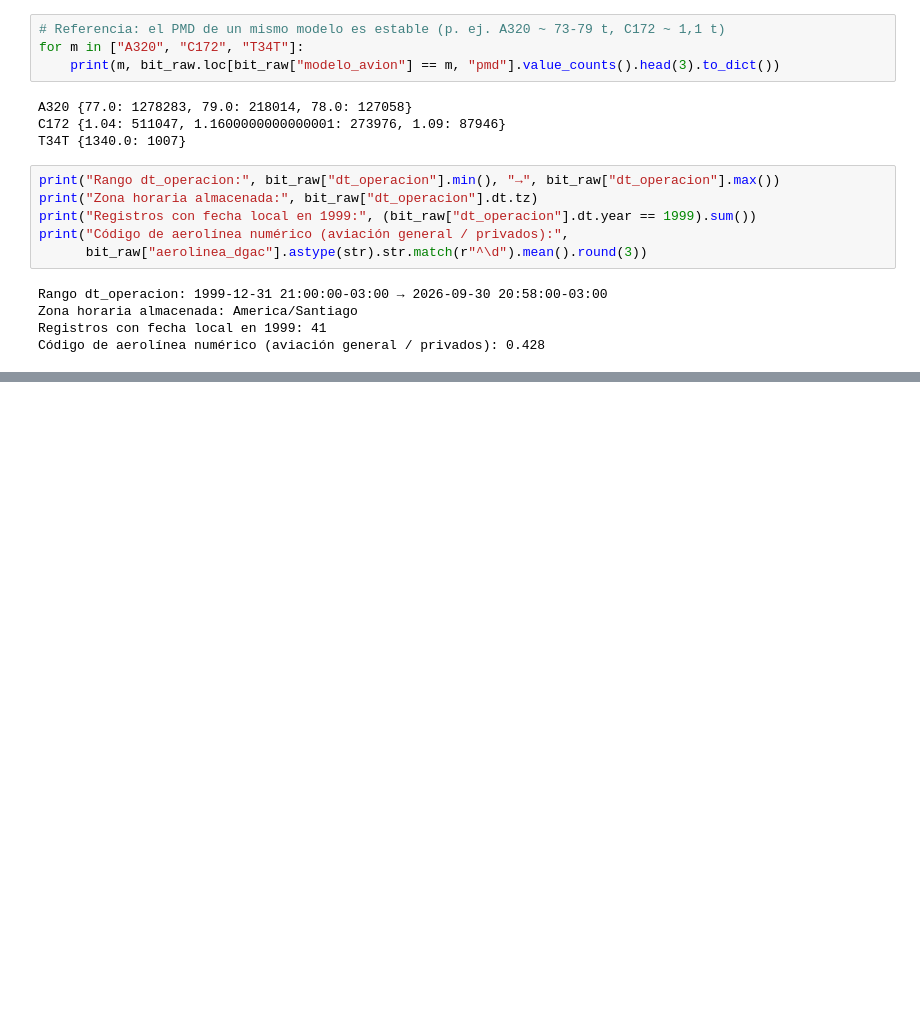
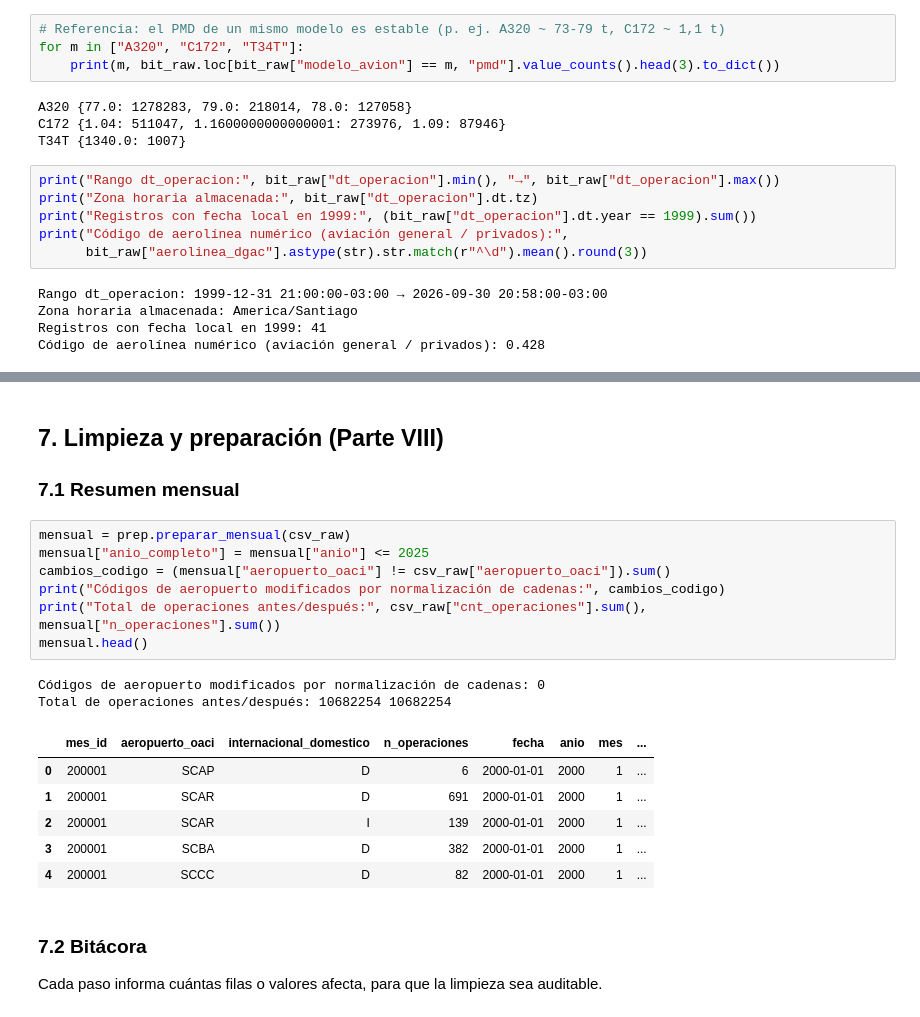
Before and after one commit to Felipepino1/visualizacion-transporte-zapata-urbina, a Jupyter notebook: notebooks/evaluacion02.ipynb, the cells around one changed output, grey strips where cells are left out. Cells and saved outputs as stored; diff of their text form; blank space fills up the shorter version.

```diff
--- a/notebooks/evaluacion02.ipynb
+++ b/notebooks/evaluacion02.ipynb
@@ -562,0 +582,24 @@ Código de aerolínea numérico (aviación general / privados): 0.428
+# %% [markdown]
+## 7. Limpieza y preparación (Parte VIII)
+
+### 7.1 Resumen mensual
+# %%
+mensual = prep.preparar_mensual(csv_raw)
+mensual["anio_completo"] = mensual["anio"] <= 2025
+cambios_codigo = (mensual["aeropuerto_oaci"] != csv_raw["aeropuerto_oaci"]).sum()
+print("Códigos de aeropuerto modificados por normalización de cadenas:", cambios_codigo)
+print("Total de operaciones antes/después:", csv_raw["cnt_operaciones"].sum(), mensual["n_operaciones"].sum())
+mensual.head()
+# %% [output]
+Códigos de aeropuerto modificados por normalización de cadenas: 0
+Total de operaciones antes/después: 10682254 10682254
+|  | mes_id | aeropuerto_oaci | internacional_domestico | n_operaciones | fecha | anio | mes | ... |
+| 0 | 200001 | SCAP | D | 6 | 2000-01-01 | 2000 | 1 | ... |
+| 1 | 200001 | SCAR | D | 691 | 2000-01-01 | 2000 | 1 | ... |
+| 2 | 200001 | SCAR | I | 139 | 2000-01-01 | 2000 | 1 | ... |
+| 3 | 200001 | SCBA | D | 382 | 2000-01-01 | 2000 | 1 | ... |
+| 4 | 200001 | SCCC | D | 82 | 2000-01-01 | 2000 | 1 | ... |
+# %% [markdown]
+### 7.2 Bitácora
+
+Cada paso informa cuántas filas o valores afecta, para que la limpieza sea auditable.
```
Also changed, not shown: parts of 10 cells of this notebook, 2 other files.
